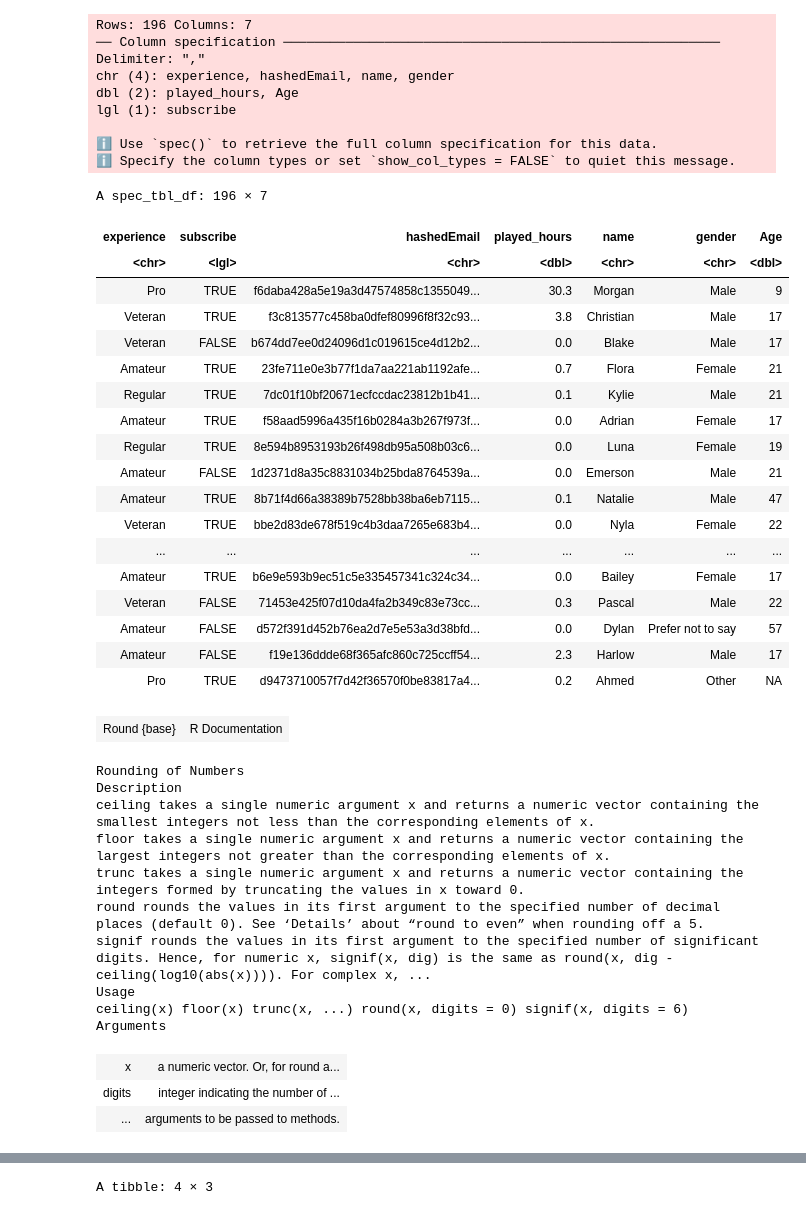
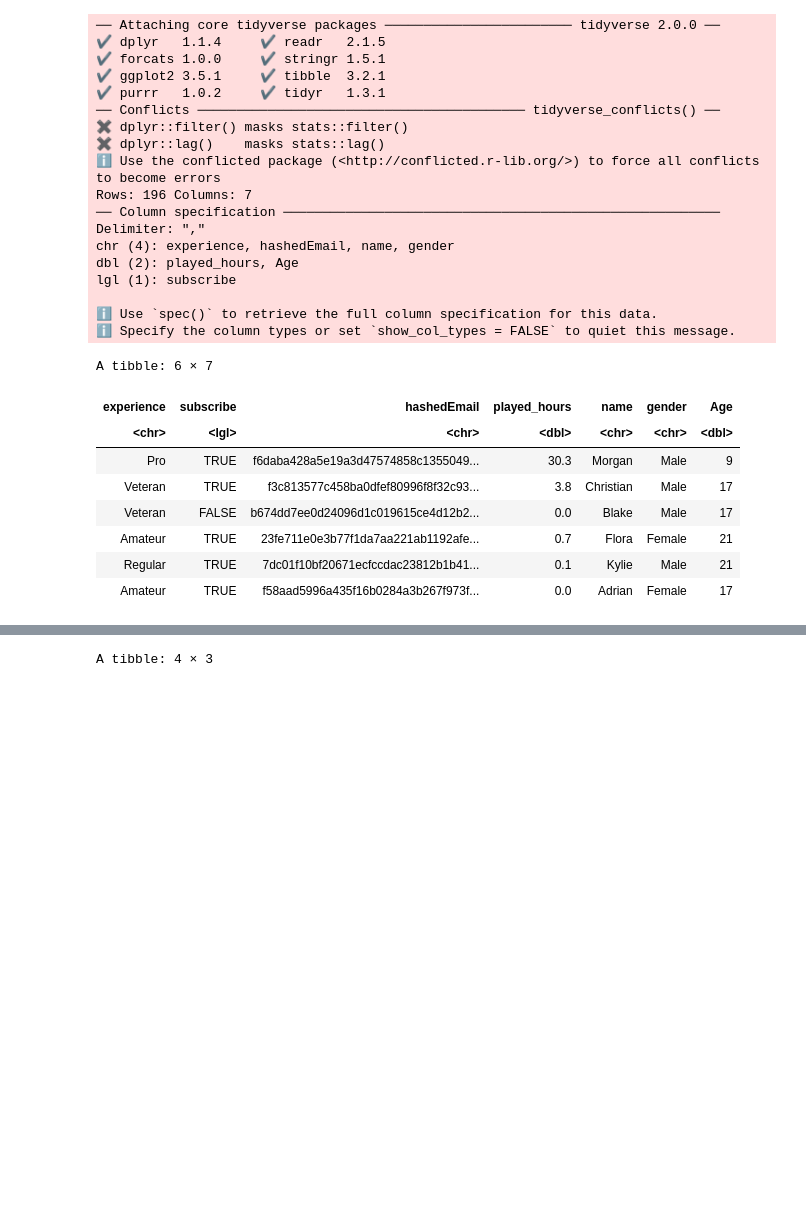
Before and after one commit to n-b-t/DSCI-100-Project-individual-, a Jupyter notebook: Planning_Report.ipynb, the cells around one changed output, grey strips where cells are left out. Cells and saved outputs as stored; diff of their text form; code cells hidden in the pictures; blank space fills up the shorter version.

Commit message:
changed question, and began adapting elements to reflect that
add description of sessions.csv and tidied sessions.csv

```diff
--- a/Planning_Report.ipynb
+++ b/Planning_Report.ipynb
@@ -25,52 +38,36 @@ The `player.csv`  dataset contains information describing the users. It is conta
 # %%
 library(tidyverse)
 library(repr)
 
 player_url <- "https://raw.githubusercontent.com/n-b-t/DSCI-100-Project-individual-/refs/heads/main/data/players.csv"
 player_data <- read_csv(player_url)
 
-player_data
-?round
+head(player_data)
 # %% [output]
+── Attaching core tidyverse packages ──────────────────────── tidyverse 2.0.0 ──
+✔ dplyr   1.1.4     ✔ readr   2.1.5
+✔ forcats 1.0.0     ✔ stringr 1.5.1
+✔ ggplot2 3.5.1     ✔ tibble  3.2.1
+✔ purrr   1.0.2     ✔ tidyr   1.3.1
+── Conflicts ────────────────────────────────────────── tidyverse_conflicts() ──
+✖ dplyr::filter() masks stats::filter()
+✖ dplyr::lag()    masks stats::lag()
+ℹ Use the conflicted package (<http://conflicted.r-lib.org/>) to force all conflicts to become errors
 Rows: 196 Columns: 7
 ── Column specification ────────────────────────────────────────────────────────
 Delimiter: ","
 chr (4): experience, hashedEmail, name, gender
 dbl (2): played_hours, Age
 lgl (1): subscribe
 
 ℹ Use `spec()` to retrieve the full column specification for this data.
 ℹ Specify the column types or set `show_col_types = FALSE` to quiet this message.
-A spec_tbl_df: 196 × 7
+A tibble: 6 × 7
 | experience | subscribe | hashedEmail | played_hours | name | gender | Age |
 | <chr> | <lgl> | <chr> | <dbl> | <chr> | <chr> | <dbl> |
 | Pro | TRUE | f6daba428a5e19a3d47574858c1355049... | 30.3 | Morgan | Male | 9 |
 | Veteran | TRUE | f3c813577c458ba0dfef80996f8f32c93... | 3.8 | Christian | Male | 17 |
 | Veteran | FALSE | b674dd7ee0d24096d1c019615ce4d12b2... | 0.0 | Blake | Male | 17 |
 | Amateur | TRUE | 23fe711e0e3b77f1da7aa221ab1192afe... | 0.7 | Flora | Female | 21 |
 | Regular | TRUE | 7dc01f10bf20671ecfccdac23812b1b41... | 0.1 | Kylie | Male | 21 |
 | Amateur | TRUE | f58aad5996a435f16b0284a3b267f973f... | 0.0 | Adrian | Female | 17 |
-| Regular | TRUE | 8e594b8953193b26f498db95a508b03c6... | 0.0 | Luna | Female | 19 |
-| Amateur | FALSE | 1d2371d8a35c8831034b25bda8764539a... | 0.0 | Emerson | Male | 21 |
-| Amateur | TRUE | 8b71f4d66a38389b7528bb38ba6eb7115... | 0.1 | Natalie | Male | 47 |
-| Veteran | TRUE | bbe2d83de678f519c4b3daa7265e683b4... | 0.0 | Nyla | Female | 22 |
-| ... | ... | ... | ... | ... | ... | ... |
-| Amateur | TRUE | b6e9e593b9ec51c5e335457341c324c34... | 0.0 | Bailey | Female | 17 |
-| Veteran | FALSE | 71453e425f07d10da4fa2b349c83e73cc... | 0.3 | Pascal | Male | 22 |
-| Amateur | FALSE | d572f391d452b76ea2d7e5e53a3d38bfd... | 0.0 | Dylan | Prefer not to say | 57 |
-| Amateur | FALSE | f19e136ddde68f365afc860c725ccff54... | 2.3 | Harlow | Male | 17 |
-| Pro | TRUE | d9473710057f7d42f36570f0be83817a4... | 0.2 | Ahmed | Other | NA |
-| Round {base} | R Documentation |
-Rounding of Numbers
-Description
-ceiling takes a single numeric argument x and returns a numeric vector containing the smallest integers not less than the corresponding elements of x.
-floor takes a single numeric argument x and returns a numeric vector containing the largest integers not greater than the corresponding elements of x.
-trunc takes a single numeric argument x and returns a numeric vector containing the integers formed by truncating the values in x toward 0.
-round rounds the values in its first argument to the specified number of decimal places (default 0). See ‘Details’ about “round to even” when rounding off a 5.
-signif rounds the values in its first argument to the specified number of significant digits. Hence, for numeric x, signif(x, dig) is the same as round(x, dig - ceiling(log10(abs(x)))). For complex x, ...
-Usage
-ceiling(x) floor(x) trunc(x, ...) round(x, digits = 0) signif(x, digits = 6)
-Arguments
-| x | a numeric vector. Or, for round a... |
-| digits | integer indicating the number of ... |
-| ... | arguments to be passed to methods. |
```
Also changed, not shown: parts of 10 cells of this notebook.
